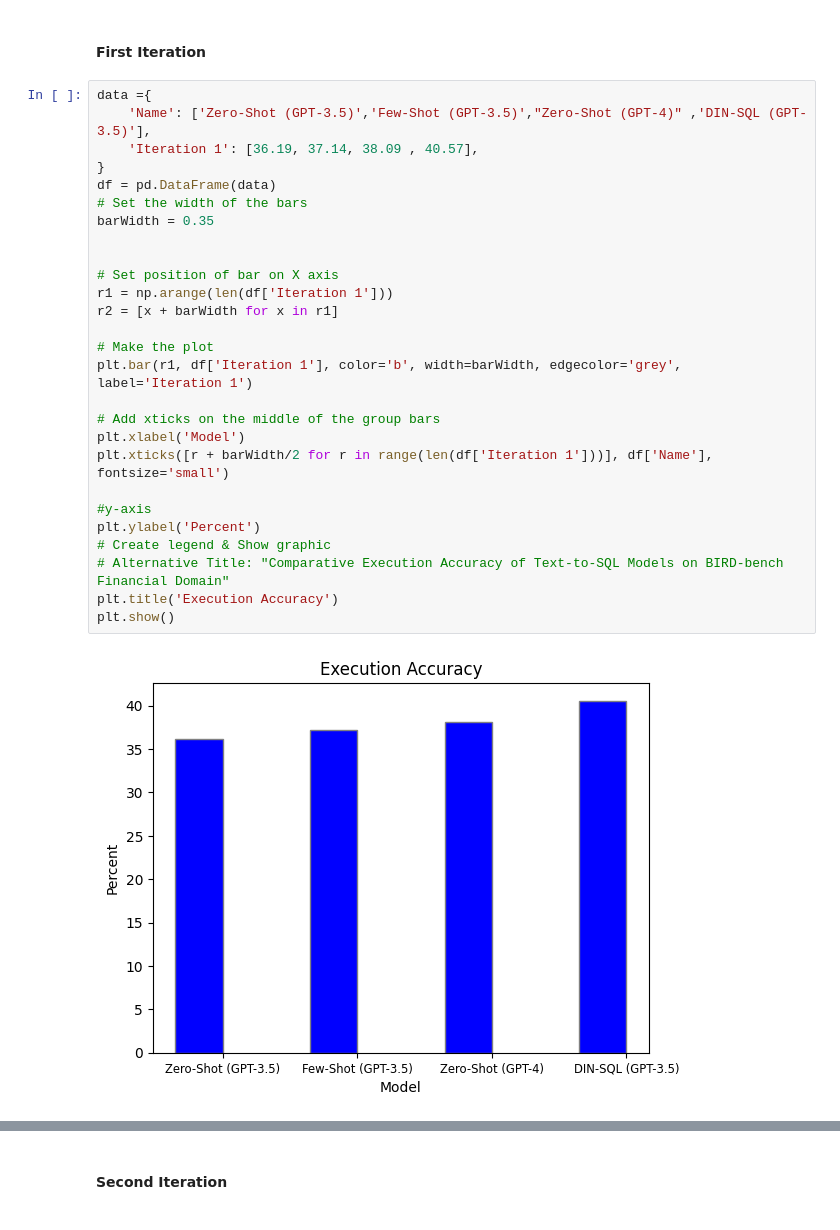
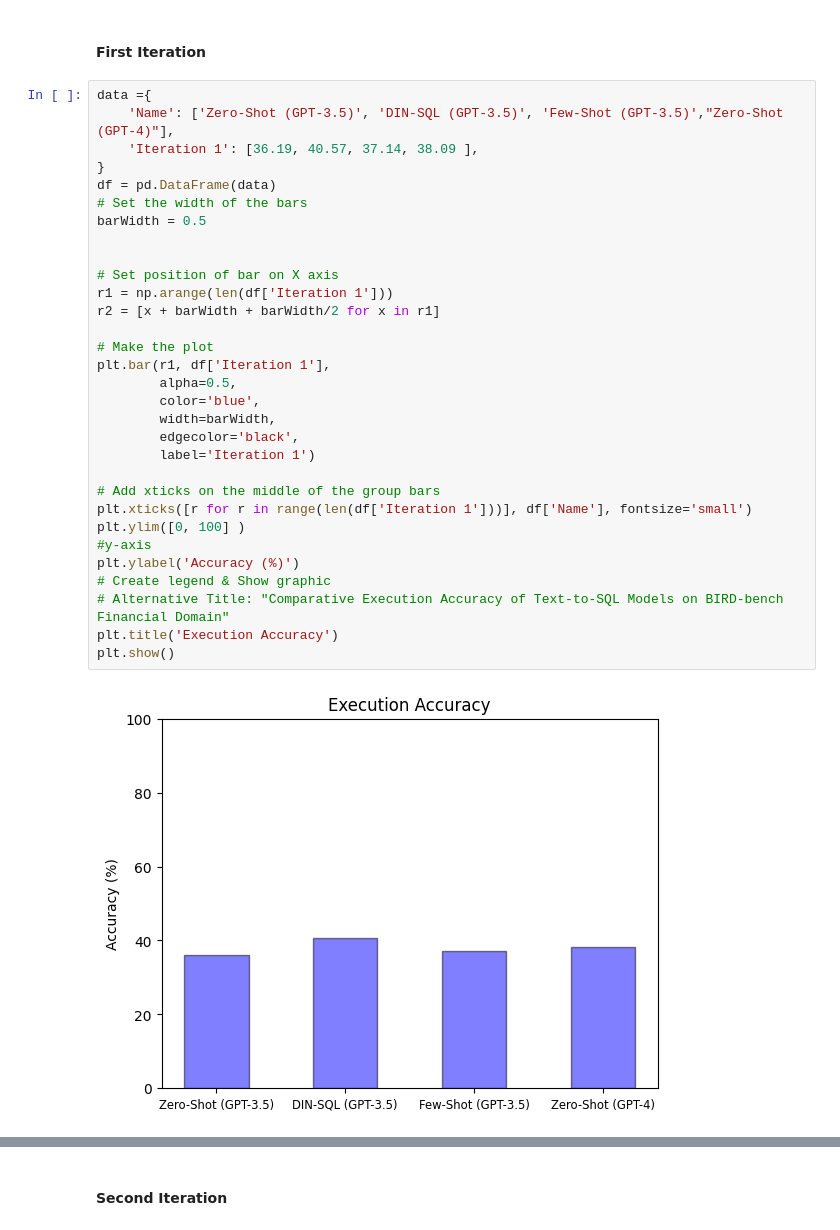
Before and after one commit to niklaswretblad/text-to-SQL-master-thesis, a Jupyter notebook: plots/plots.ipynb, the cells around one changed output, grey strips where cells are left out. Drawn from its saved outputs; the diff is of its cells as text.

Commit message:
added loads of plots

```diff
--- a/plots/plots.ipynb
+++ b/plots/plots.ipynb
@@ -30,30 +30,34 @@ import pandas as pd
 #### First Iteration
 # %%
 data ={
-    'Name': ['Zero-Shot (GPT-3.5)','Few-Shot (GPT-3.5)',"Zero-Shot (GPT-4)" ,'DIN-SQL (GPT-3.5)'],
-    'Iteration 1': [36.19, 37.14, 38.09 , 40.57],
+    'Name': ['Zero-Shot (GPT-3.5)', 'DIN-SQL (GPT-3.5)', 'Few-Shot (GPT-3.5)',"Zero-Shot (GPT-4)"],
+    'Iteration 1': [36.19, 40.57, 37.14, 38.09 ],
 }
 df = pd.DataFrame(data)
 # Set the width of the bars
-barWidth = 0.35
+barWidth = 0.5
 
 
 # Set position of bar on X axis
 r1 = np.arange(len(df['Iteration 1']))
-r2 = [x + barWidth for x in r1]
+r2 = [x + barWidth + barWidth/2 for x in r1]
 
 # Make the plot
-plt.bar(r1, df['Iteration 1'], color='b', width=barWidth, edgecolor='grey', label='Iteration 1')
+plt.bar(r1, df['Iteration 1'],
+        alpha=0.5,
+        color='blue',
+        width=barWidth,
+        edgecolor='black',
+        label='Iteration 1')
 
 # Add xticks on the middle of the group bars
-plt.xlabel('Model')
-plt.xticks([r + barWidth/2 for r in range(len(df['Iteration 1']))], df['Name'], fontsize='small')
-
+plt.xticks([r for r in range(len(df['Iteration 1']))], df['Name'], fontsize='small')
+plt.ylim([0, 100] )
 #y-axis
-plt.ylabel('Percent')
+plt.ylabel('Accuracy (%)')
 # Create legend & Show graphic
 # Alternative Title: "Comparative Execution Accuracy of Text-to-SQL Models on BIRD-bench Financial Domain"
 plt.title('Execution Accuracy')
 plt.show()
 # %% [output]
-[figure, old version]
+[figure, new version]
```
Also changed, not shown: parts of 12 cells of this notebook.
